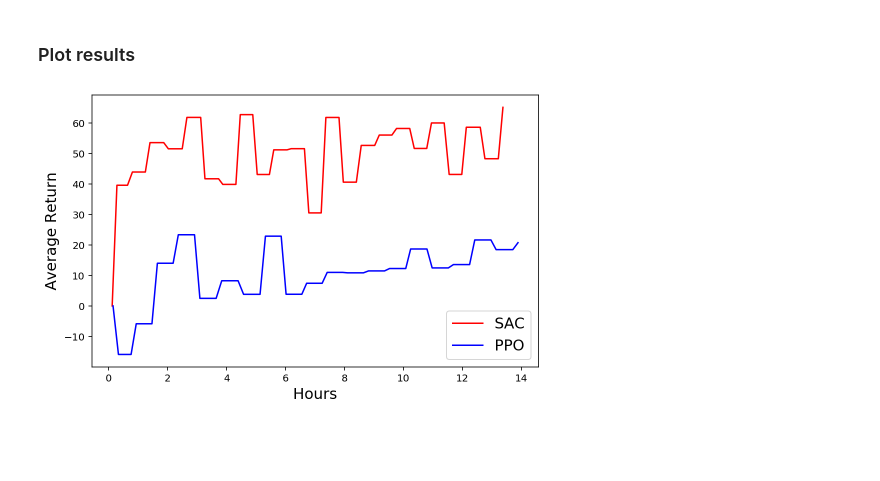
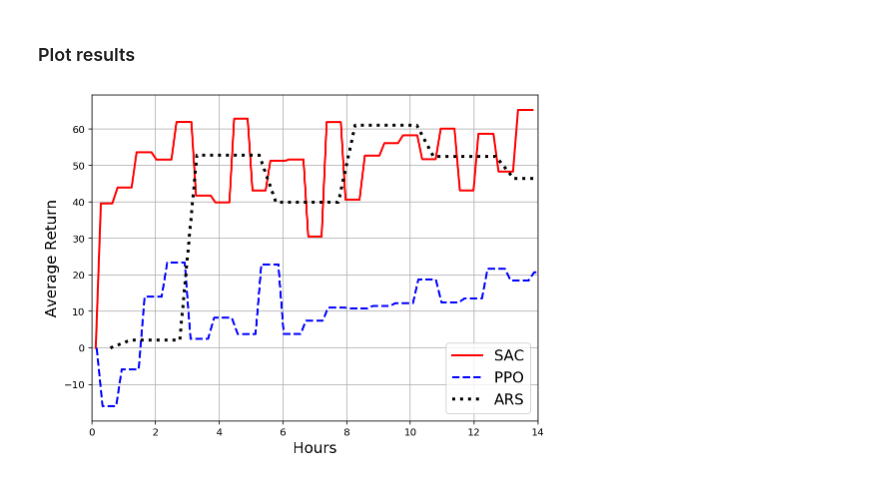
Before and after one commit to sjchoi86/rlwray, a Jupyter notebook: code/main_report_summarize.ipynb, the cells around one changed output. Drawn from its saved outputs; the diff is of its cells as text; code cells hidden in the pictures; blank space fills up the shorter version.

Commit message:
ARS result added.

```diff
--- a/code/main_report_summarize.ipynb
+++ b/code/main_report_summarize.ipynb
@@ -14,7 +14,7 @@ Packages loaded
 # %%
 sac_path = '../report/log/sac_adt_cont_04/log_Aug-19-2020-08:44:55.txt'
 ppo_path = '../report/log/ppo_adt_cont/log_Aug-19-2020-08:15:07.txt'
-ars_path = '../report/log/ars_adt_cont/log_Aug-21-2020-02:35:38.txt'
+ars_path = '../report/log/ars_adt_cont/log_Aug-23-2020-04:13:37.txt'
 print ("Ready.")
 # %% [output]
 Ready.
@@ -39,16 +39,24 @@ def parse_rl_result(txt_path):
 # %%
 # Parse and moving average
 secs_sac,ret_evals_sac = parse_rl_result(sac_path)
 secs_ppo,ret_evals_ppo = parse_rl_result(ppo_path)
-secs_sac,ret_evals_sac = secs_sac[:-90],ret_evals_sac[:-90]
-secs_ppo,ret_evals_ppo = secs_ppo[:-75],ret_evals_ppo[:-75]
+secs_ars,ret_evals_ars = parse_rl_result(ars_path)
+
+# Trim
+secs_sac,ret_evals_sac = secs_sac[:115],ret_evals_sac[:115]
+secs_ppo,ret_evals_ppo = secs_ppo[:100],ret_evals_ppo[:100]
+secs_ars,ret_evals_ars = secs_ars[:28],ret_evals_ars[:28]
+
 # Plot
-plt.figure(figsize=(8,5))
-plt.plot(secs_sac/3600,ret_evals_sac,'r-',label='SAC')
-plt.plot(secs_ppo/3600,ret_evals_ppo,'b-',label='PPO')
+plt.figure(figsize=(8,6))
+plt.plot(secs_sac/3600,ret_evals_sac,'r-',label='SAC',lw=2)
+plt.plot(secs_ppo/3600,ret_evals_ppo,'b--',label='PPO',lw=2)
+plt.plot(secs_ars/3600,ret_evals_ars,'k:',label='ARS',lw=3)
+plt.xlim([0,14])
 plt.xlabel('Hours',fontsize=15)
 plt.ylabel('Average Return',fontsize=15)
 plt.legend(fontsize=15)
+plt.grid()
 plt.show()
 # %% [output]
-[figure, old version]
+[figure, new version]
```
Also changed, not shown: 1 other file.
